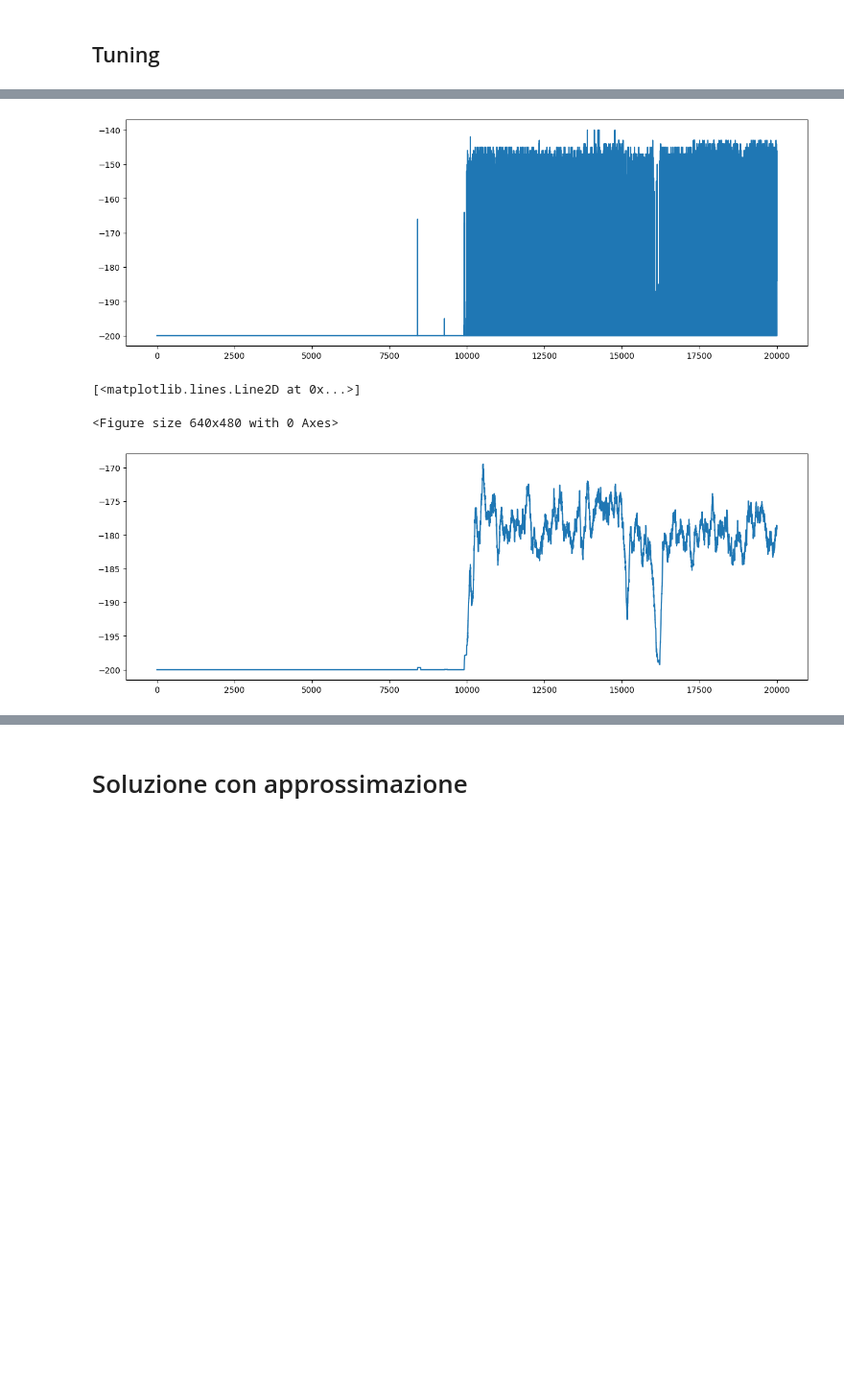
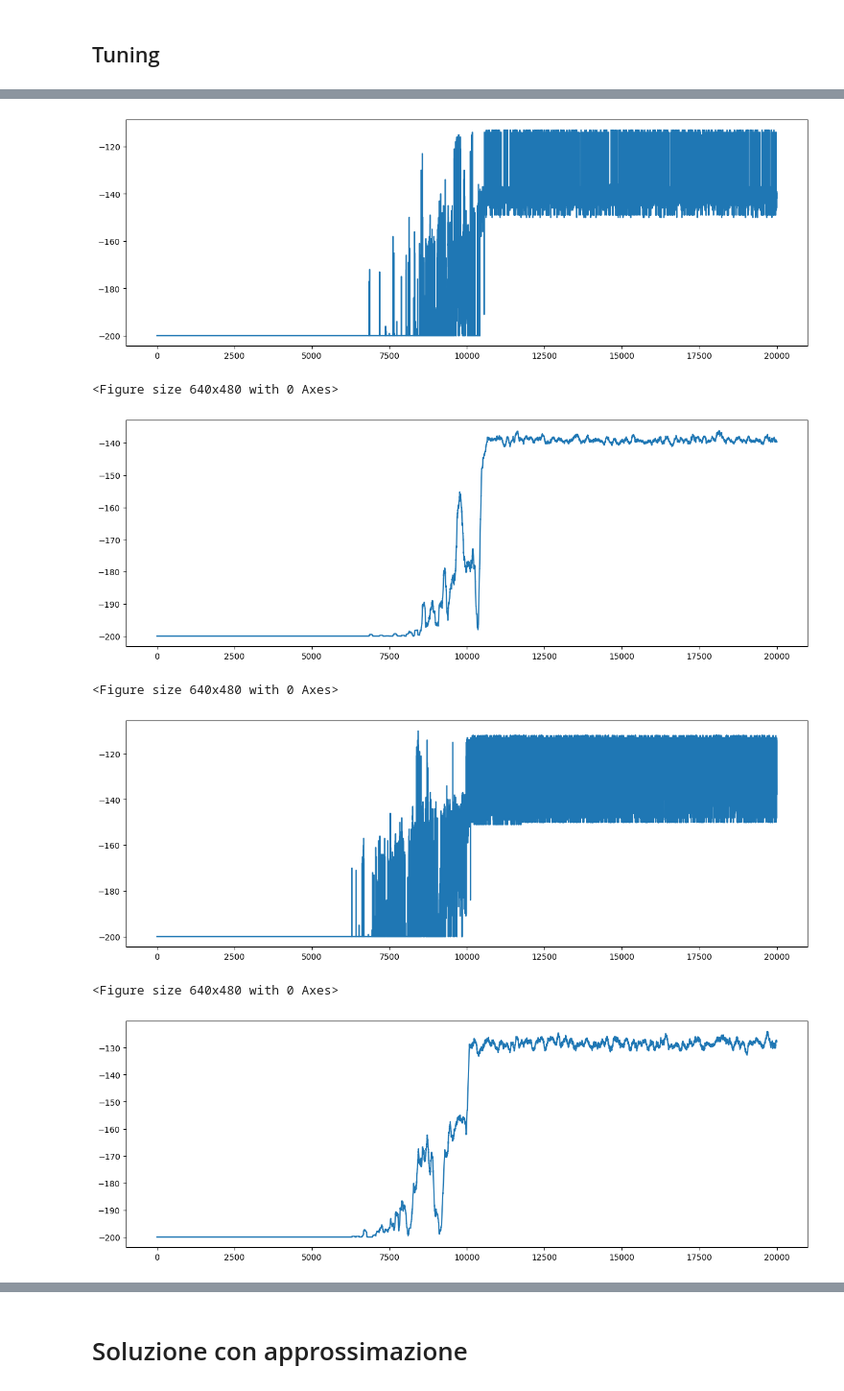
Before and after one commit to SimoneNicosanti/ML_Project, a Jupyter notebook: Project.ipynb, the cells around one changed output, grey strips where cells are left out. Shown: that part at 96% size. Drawn from its saved outputs; the diff is of its cells as text; code cells hidden in the pictures; blank space fills up the shorter version.

```diff
--- a/Project.ipynb
+++ b/Project.ipynb
@@ -474,19 +462,39 @@ plt.plot(mean_rewards)
-# %%
-learning = DoubleQLearning(alpha = 0.9, gamma = 0.9, spaceBins = 20, velBins = 20)
-rewardArray = learning.learn(maxEpisodeNum = 20_000, episodeOut = math.inf)
-plt.figure(figsize=(15,5))
-plt.plot(np.array(rewardArray[10_000 :]))
-plt.show()
-plt.clf()
-plt.figure(figsize=(15,5))
-
-mean_rewards = np.zeros(20_000)
-rewardSerie = pd.Series(rewardArray)
-for t in range(20_000):
-        mean_rewards[t] = np.mean(rewardArray[max(0, t-100):(t+1)])
-plt.plot(mean_rewards)
-# %% [output]
-[figure, removed]
-[<matplotlib.lines.Line2D at 0x...>]
-<Figure size 640x480 with 0 Axes>
-[figure, removed]
+# %%
+TRAIN_SEED = 10
+
+def trainLearner(LearnerClass, trainDict, bestParamsDict, episodeNum) -> Learning :
+    dictKey = (LearnerClass.__name__, episodeNum)
+    if (not dictKey in trainDict) :
+        bestParams = bestParamsDict[LearnerClass.__name__]
+        learner : Learning = LearnerClass(bestParams[0], bestParams[1], 20, 20)
+        rewardArray = learner.learn(episodeNum, TRAIN_SEED)
+
+        trainDict[dictKey] = [learner, rewardArray]
+        with open('TrainDictionary.pkl', 'wb') as f:
+            pickle.dump(trainDict, f)
+    else :
+        learner : Learning = trainDict[dictKey][0]
+        rewardArray = trainDict[dictKey][1]
+
+    plotRewardsTrend(rewardArray, episodeNum)
+
+    return learner
+# %%
+if (os.path.exists('./TrainDictionary.pkl')) :
+    with open('TrainDictionary.pkl', 'rb') as f:
+        trainDict = pickle.load(f)
+else :
+    trainDict = {}
+
+qLearner = trainLearner(QLearning, trainDict, bestParamsDict, 20_000)
+sarsaLearner = trainLearner(SarsaLearning, trainDict, bestParamsDict, 20_000)
+expectedSarsaLearner = trainLearner(ExpectedSarsaLearning, trainDict, bestParamsDict, 20_000)
+doubleQLearner = trainLearner(DoubleQLearning, trainDict, bestParamsDict, 40_000)
+# %% [output]
+[figure, added]
+<Figure size 640x480 with 0 Axes>
+[figure, added]
+<Figure size 640x480 with 0 Axes>
+[figure, added]
+<Figure size 640x480 with 0 Axes>
+[figure, added]
```
Also changed, not shown: parts of 30 cells of this notebook, 3 other files.
